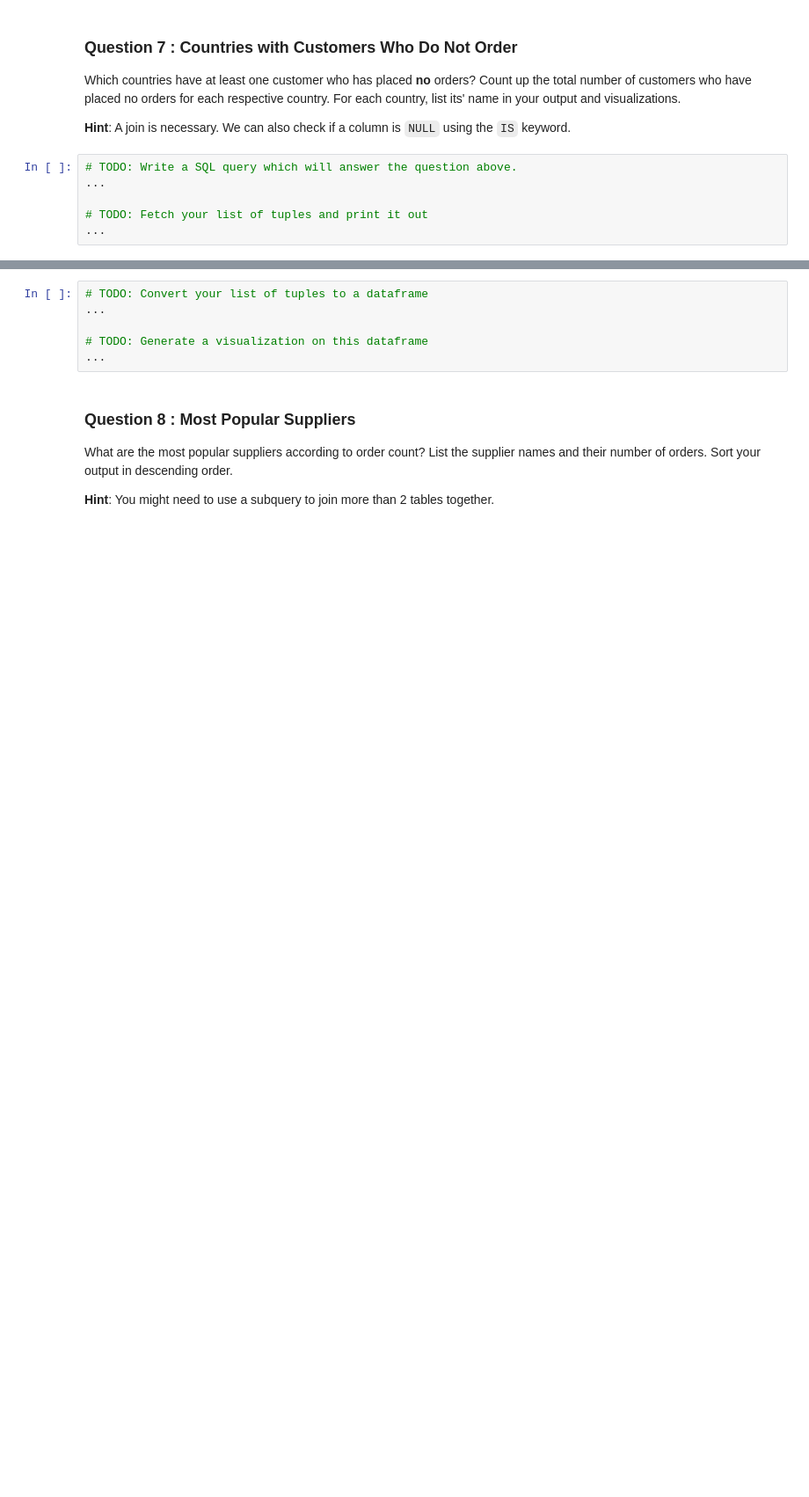
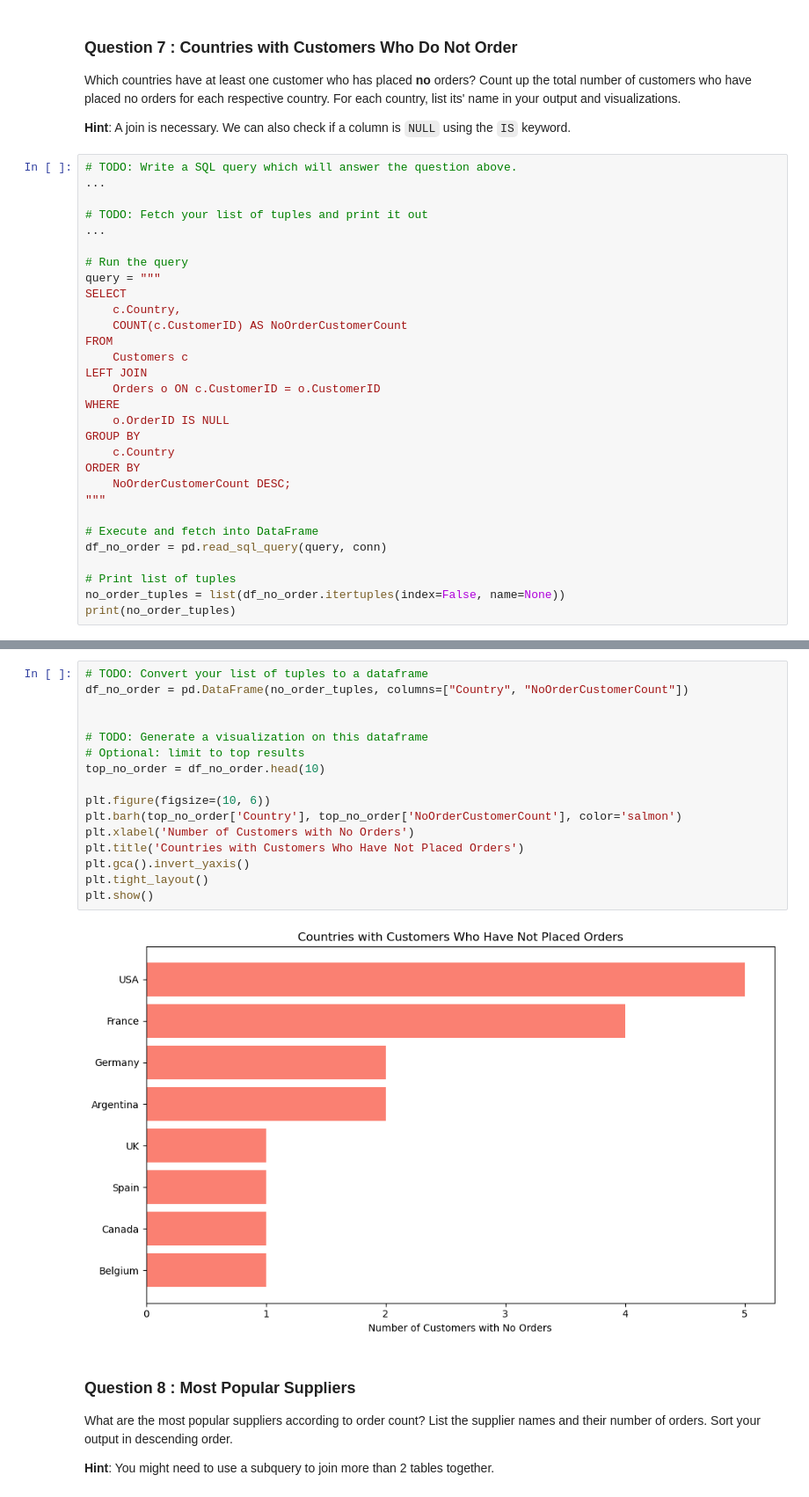
Before and after one commit to trebmal-fitt/SQL-Ad-Hoc-Analysis, a Jupyter notebook: adhoc_report.ipynb, the cells around one changed output, grey strips where cells are left out. Shown at 88% size. Saved outputs shown, nothing was run; the diff lists cells and outputs as text; blank space fills up the shorter version.

```diff
--- a/adhoc_report.ipynb
+++ b/adhoc_report.ipynb
@@ -191,3 +277,27 @@ Which countries have at least one customer who has placed **no** orders? Count u
 
 # TODO: Fetch your list of tuples and print it out
 ...
+
+# Run the query
+query = """
+SELECT
+    c.Country,
+    COUNT(c.CustomerID) AS NoOrderCustomerCount
+FROM
+    Customers c
+LEFT JOIN
+    Orders o ON c.CustomerID = o.CustomerID
+WHERE
+    o.OrderID IS NULL
+GROUP BY
+    c.Country
+ORDER BY
+    NoOrderCustomerCount DESC;
+"""
+
+# Execute and fetch into DataFrame
+df_no_order = pd.read_sql_query(query, conn)
+
+# Print list of tuples
+no_order_tuples = list(df_no_order.itertuples(index=False, name=None))
+print(no_order_tuples)
@@ -194,9 +306,21 @@ Which countries have at least one customer who has placed **no** orders? Count u
 # %%
 # TODO: Convert your list of tuples to a dataframe
-...
+df_no_order = pd.DataFrame(no_order_tuples, columns=["Country", "NoOrderCustomerCount"])
+
 
 # TODO: Generate a visualization on this dataframe
-...
+# Optional: limit to top results
+top_no_order = df_no_order.head(10)
+
+plt.figure(figsize=(10, 6))
+plt.barh(top_no_order['Country'], top_no_order['NoOrderCustomerCount'], color='salmon')
+plt.xlabel('Number of Customers with No Orders')
+plt.title('Countries with Customers Who Have Not Placed Orders')
+plt.gca().invert_yaxis()
+plt.tight_layout()
+plt.show()
+# %% [output]
+[figure, added]
 # %% [markdown]
 ### Question 8 : Most Popular Suppliers
 
```
Also changed, not shown: parts of 11 cells of this notebook.
